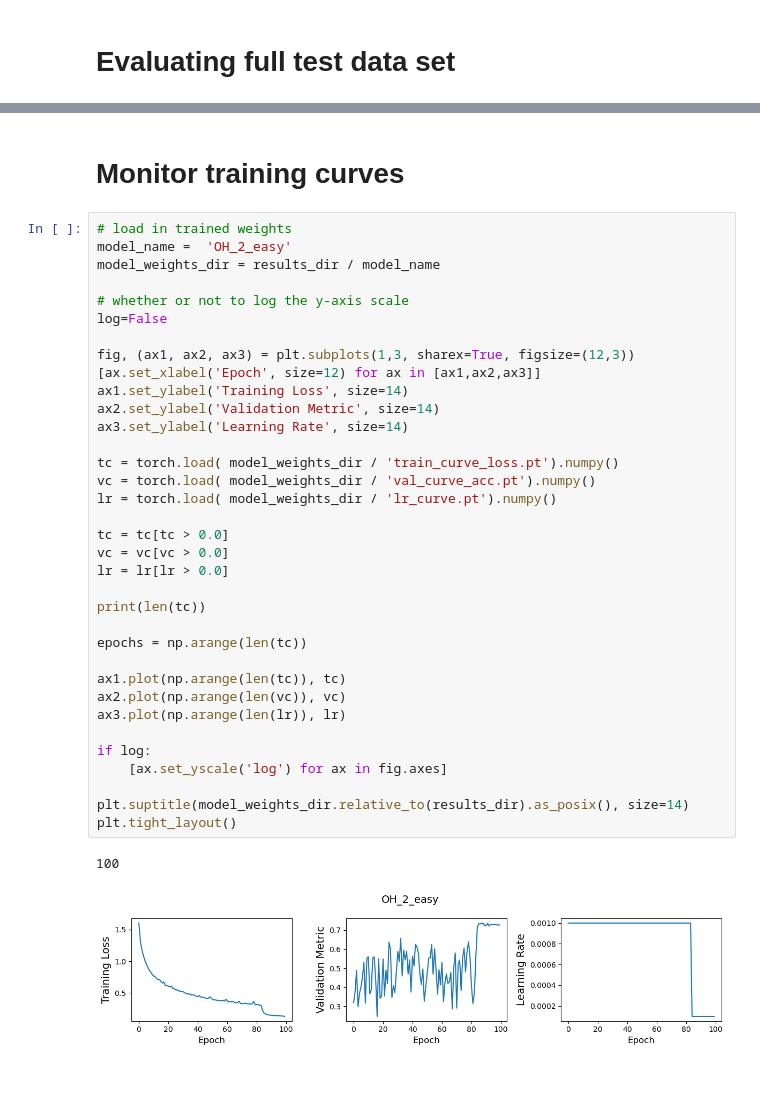
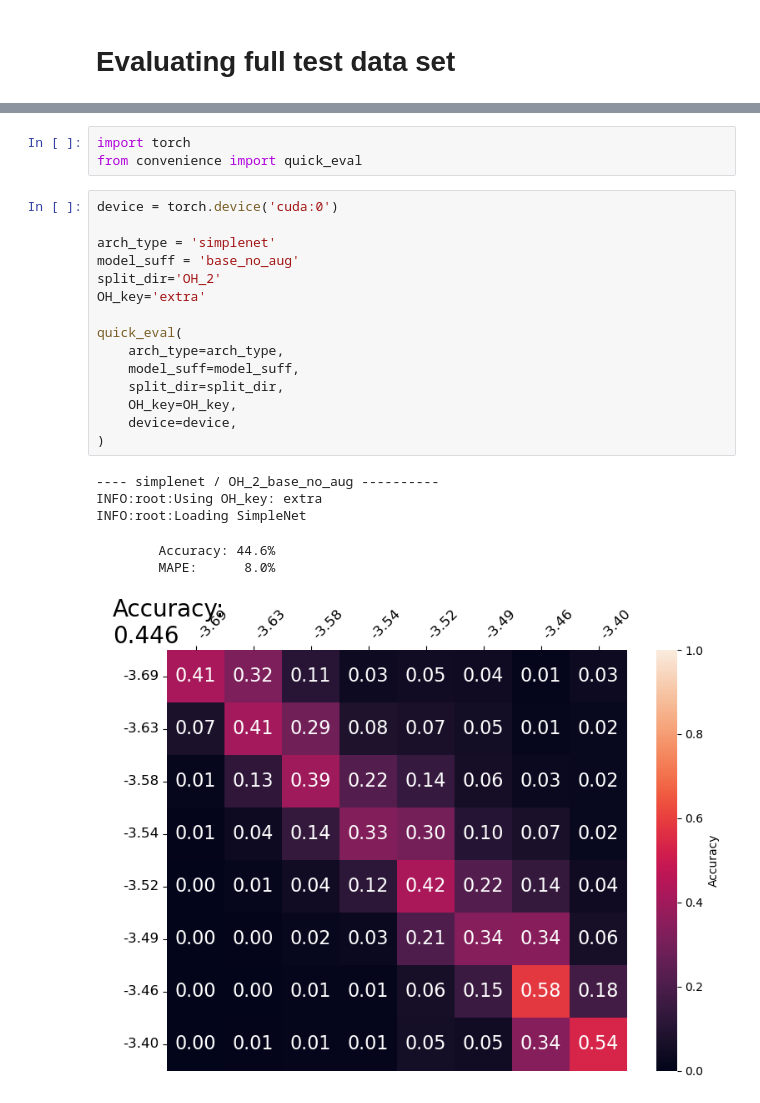
Before and after one commit to mmckay18/gumby-spectral-imaging_fork, a Jupyter notebook: HSI/demo.ipynb, the cells around one changed output, grey strips where cells are left out. Cells and saved outputs as stored; diff of their text form.

```diff
--- a/HSI/demo.ipynb
+++ b/HSI/demo.ipynb
@@ -135,40 +106,25 @@ MAPE: 0.033
-# %% [markdown]
-# Monitor training curves
-# %%
-# load in trained weights
-model_name =  'OH_2_easy'
-model_weights_dir = results_dir / model_name
-
-# whether or not to log the y-axis scale
-log=False
-
-fig, (ax1, ax2, ax3) = plt.subplots(1,3, sharex=True, figsize=(12,3))
-[ax.set_xlabel('Epoch', size=12) for ax in [ax1,ax2,ax3]]
-ax1.set_ylabel('Training Loss', size=14)
-ax2.set_ylabel('Validation Metric', size=14)
-ax3.set_ylabel('Learning Rate', size=14)
-
-tc = torch.load( model_weights_dir / 'train_curve_loss.pt').numpy()
-vc = torch.load( model_weights_dir / 'val_curve_acc.pt').numpy()
-lr = torch.load( model_weights_dir / 'lr_curve.pt').numpy()
-
-tc = tc[tc > 0.0]
-vc = vc[vc > 0.0]
-lr = lr[lr > 0.0]
-
-print(len(tc))
-
-epochs = np.arange(len(tc))
-
-ax1.plot(np.arange(len(tc)), tc)
-ax2.plot(np.arange(len(vc)), vc)
-ax3.plot(np.arange(len(lr)), lr)
-
-if log:
-    [ax.set_yscale('log') for ax in fig.axes]
-
-plt.suptitle(model_weights_dir.relative_to(results_dir).as_posix(), size=14)
-plt.tight_layout()
-# %% [output]
-100
-[figure, removed]
+# %%
+import torch
+from convenience import quick_eval
+# %%
+device = torch.device('cuda:0')
+
+arch_type = 'simplenet'
+model_suff = 'base_no_aug'
+split_dir='OH_2'
+OH_key='extra'
+
+quick_eval(
+    arch_type=arch_type,
+    model_suff=model_suff,
+    split_dir=split_dir,
+    OH_key=OH_key,
+    device=device,
+)
+# %% [output]
+---- simplenet / OH_2_base_no_aug ----------
+INFO:root:Using OH_key: extra
+INFO:root:Loading SimpleNet
+        Accuracy: 44.6%
+        MAPE:      8.0%
+[figure, added]
```
Also changed, not shown: parts of 12 cells of this notebook, 24 other files.
